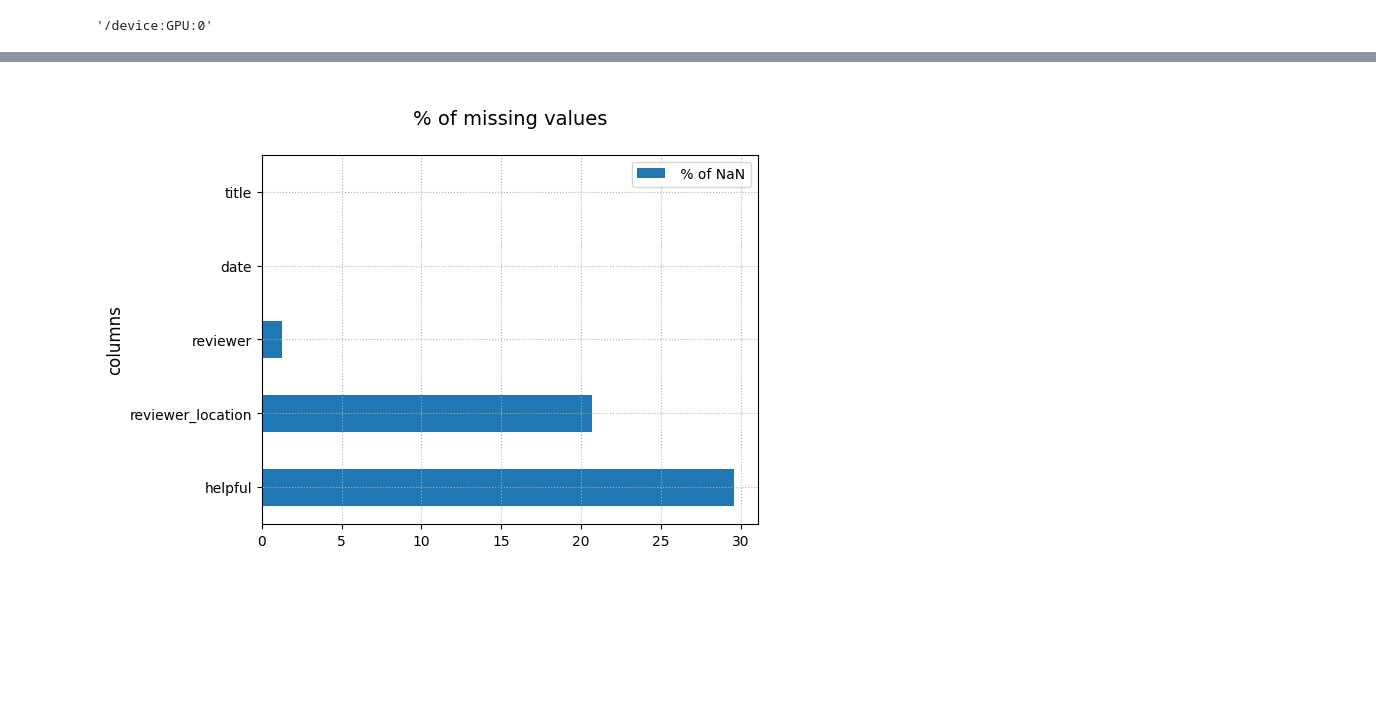
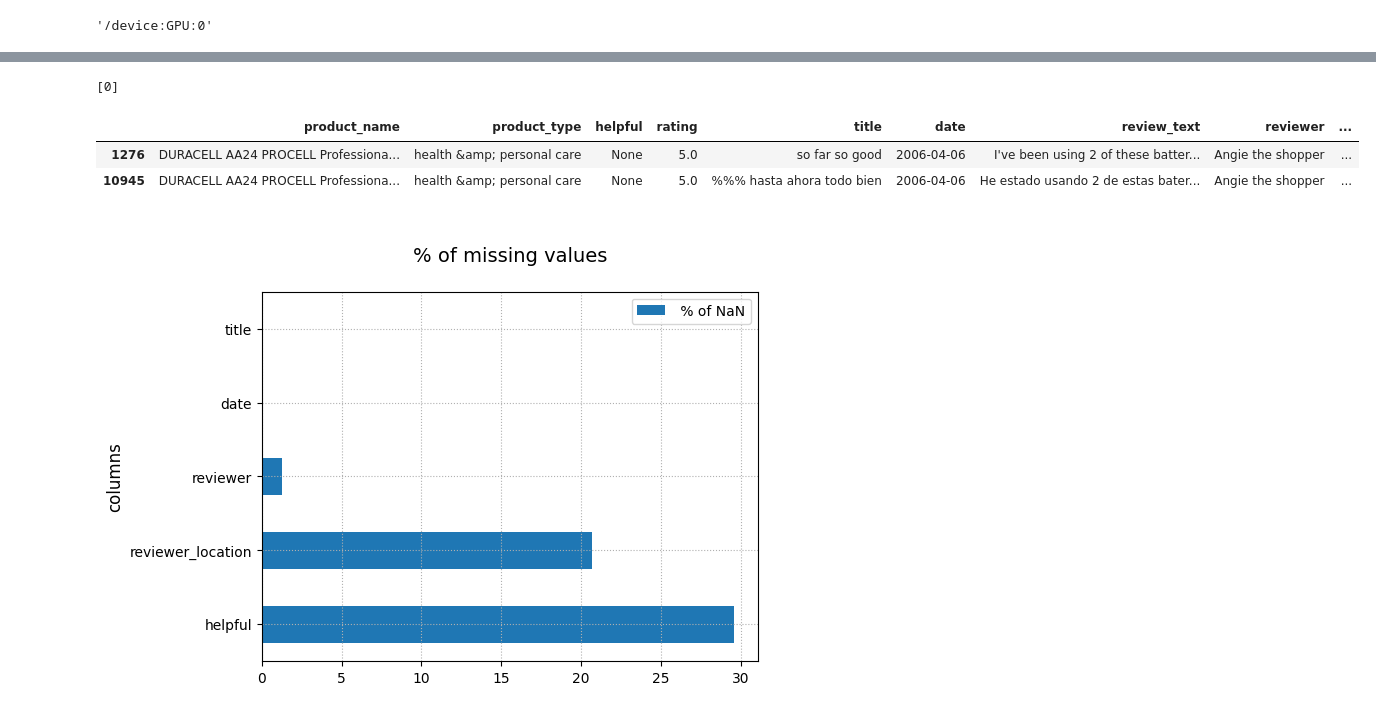
Before and after one commit to LM1997610/DMT, a Jupyter notebook: Untitled4.ipynb, the cells around one changed output, grey strips where cells are left out. Saved outputs shown, nothing was run; the diff lists cells and outputs as text; code cells hidden in the pictures; blank space fills up the shorter version.

```diff
--- a/Untitled4.ipynb
+++ b/Untitled4.ipynb
@@ -49,3 +42,7 @@ df.replace('', None, inplace=True)
+# %%
+df['date'] = pd.to_datetime(df['date'], format='%B %d, %Y')
+df['title'] = df['title'].astype(str)
+df['rating'] = df['rating'].astype(float)
 # %%
 df["real_id"] = df["unique_id"].str.split(":").str[0]
 df["product_name"]  = df["product_name"].str.split(":").str[0]
@@ -63 +99,11 @@ df.head()
+# %%
+[x[0] for x in c if x[0]== 0]
+# %% [output]
+[0]
+# %%
+df.loc[[1276, 10945]]
+# %% [output]
+|  | product_name | product_type | helpful | rating | title | date | review_text | reviewer | ... |
+| 1276 | DURACELL AA24 PROCELL Professiona... | health &amp; personal care | None | 5.0 | so far so good | 2006-04-06 | I've been using 2 of these batter... | Angie the shopper | ... |
+| 10945 | DURACELL AA24 PROCELL Professiona... | health &amp; personal care | None | 5.0 | %%% hasta ahora todo bien | 2006-04-06 | He estado usando 2 de estas bater... | Angie the shopper | ... |
 # %%
```
Also changed, not shown: parts of 13 cells of this notebook.
